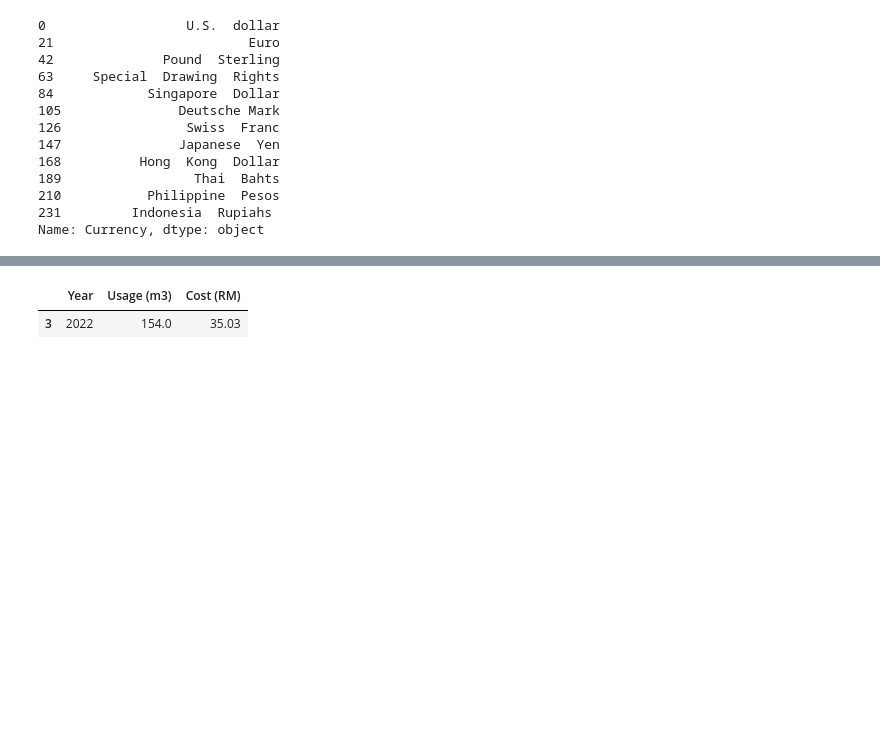
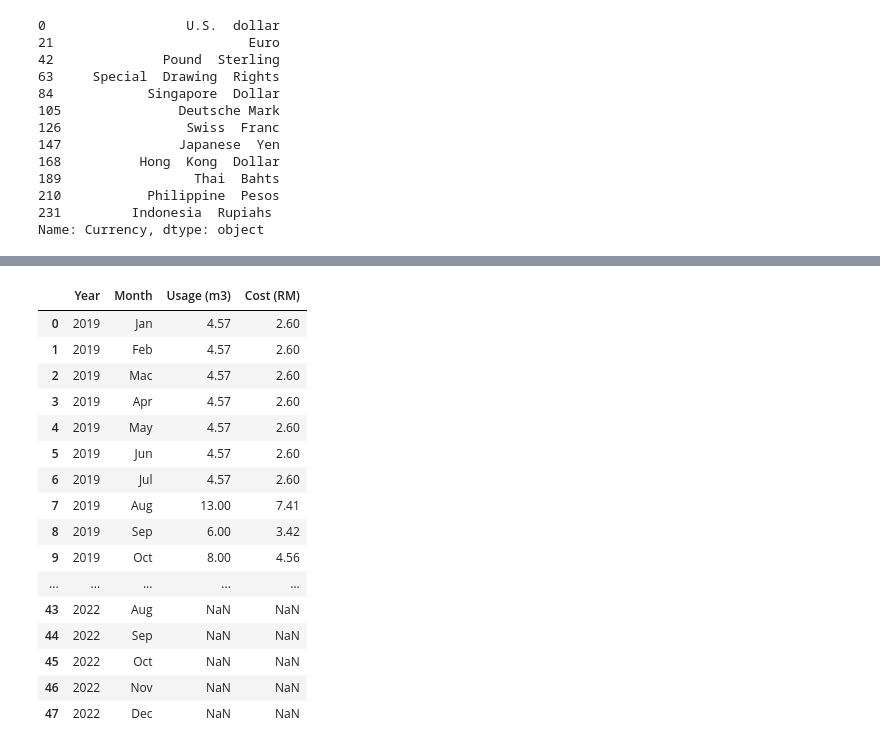
Before and after one commit to zzahir1978/my_dashboard, a Jupyter notebook: Dashboard_Notebook.ipynb, the cells around one changed output, grey strips where cells are left out. Saved outputs shown, nothing was run; the diff lists cells and outputs as text; code cells hidden in the pictures; blank space fills up the shorter version.

```diff
--- a/Dashboard_Notebook.ipynb
+++ b/Dashboard_Notebook.ipynb
@@ -691,12 +683,27 @@ df_e
 # %%
 df_w = pd.read_csv('./data/water.csv')
-df_w = df_w.groupby('Year').sum().reset_index()
-df_w = df_w[df_w.Year == 2022]
-df_w_1 = df_w.at[df_w.index[0],'Cost (RM)']
+#df_w = df_w.groupby('Year').sum().reset_index()
+#df_w = df_w[df_w.Year == 2022]
+#df_w_2022 = df_w.at[df_w.index[0],'Cost (RM)']
 df_w
 # %% [output]
-|  | Year | Usage (m3) | Cost (RM) |
-| 3 | 2022 | 154.0 | 35.03 |
+|  | Year | Month | Usage (m3) | Cost (RM) |
+| 0 | 2019 | Jan | 4.57 | 2.60 |
+| 1 | 2019 | Feb | 4.57 | 2.60 |
+| 2 | 2019 | Mac | 4.57 | 2.60 |
+| 3 | 2019 | Apr | 4.57 | 2.60 |
+| 4 | 2019 | May | 4.57 | 2.60 |
+| 5 | 2019 | Jun | 4.57 | 2.60 |
+| 6 | 2019 | Jul | 4.57 | 2.60 |
+| 7 | 2019 | Aug | 13.00 | 7.41 |
+| 8 | 2019 | Sep | 6.00 | 3.42 |
+| 9 | 2019 | Oct | 8.00 | 4.56 |
+| ... | ... | ... | ... | ... |
+| 43 | 2022 | Aug | NaN | NaN |
+| 44 | 2022 | Sep | NaN | NaN |
+| 45 | 2022 | Oct | NaN | NaN |
+| 46 | 2022 | Nov | NaN | NaN |
+| 47 | 2022 | Dec | NaN | NaN |
 # %%
 fig = make_subplots(shared_xaxes=True, specs=[[{'secondary_y': True}]])
 fig.add_trace(go.Bar(x = df_e_2022['Year'], y = df_e_2022['Cost (RM)'],name='electricity'))
```
Also changed, not shown: parts of 5 cells of this notebook, 1 other file.
